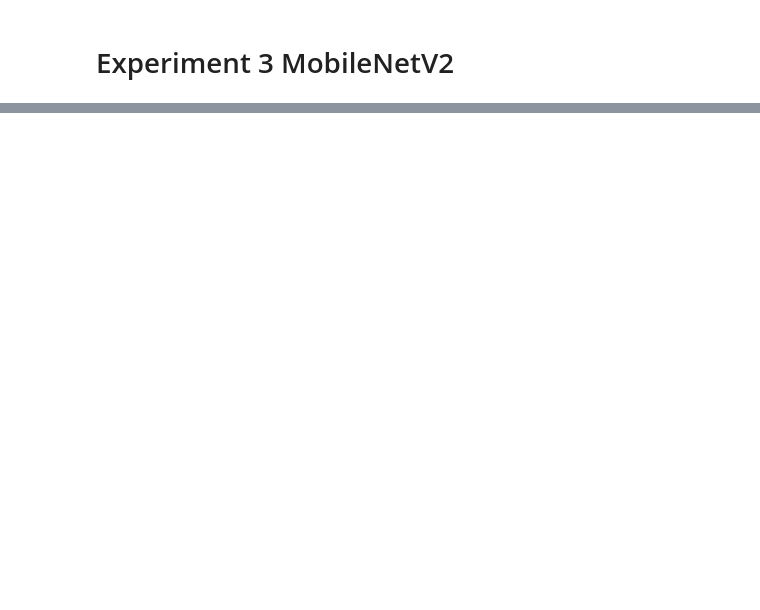
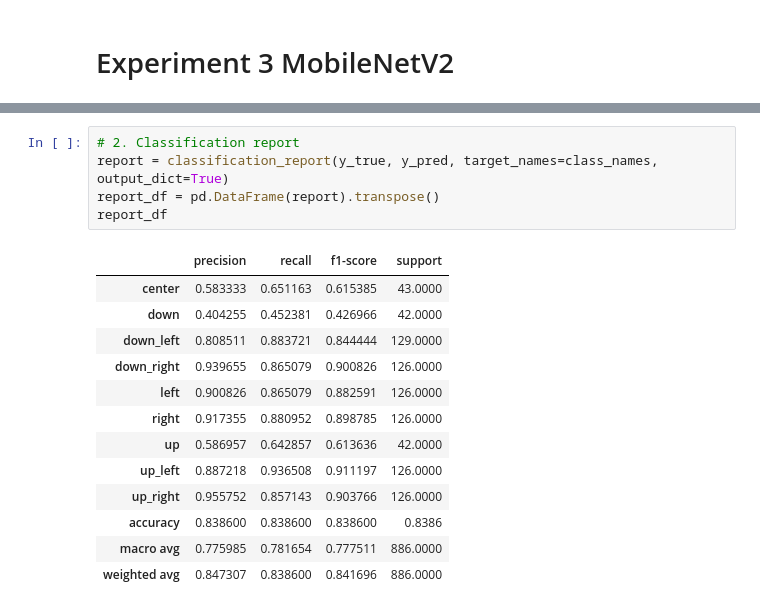
Before and after one commit to jkli-2/gesture-gaze-extension, a Jupyter notebook: notebooks/Exp3_MobileNetV2.ipynb, the cells around one changed output, grey strips where cells are left out. Drawn from its saved outputs; the diff is of its cells as text; blank space fills up the shorter version.

```diff
--- a/notebooks/Exp3_MobileNetV2.ipynb
+++ b/notebooks/Exp3_MobileNetV2.ipynb
@@ -109,0 +194,19 @@ Test Accuracy: 0.3871
+# %%
+# 2. Classification report
+report = classification_report(y_true, y_pred, target_names=class_names, output_dict=True)
+report_df = pd.DataFrame(report).transpose()
+report_df
+# %% [output]
+|  | precision | recall | f1-score | support |
+| center | 0.583333 | 0.651163 | 0.615385 | 43.0000 |
+| down | 0.404255 | 0.452381 | 0.426966 | 42.0000 |
+| down_left | 0.808511 | 0.883721 | 0.844444 | 129.0000 |
+| down_right | 0.939655 | 0.865079 | 0.900826 | 126.0000 |
+| left | 0.900826 | 0.865079 | 0.882591 | 126.0000 |
+| right | 0.917355 | 0.880952 | 0.898785 | 126.0000 |
+| up | 0.586957 | 0.642857 | 0.613636 | 42.0000 |
+| up_left | 0.887218 | 0.936508 | 0.911197 | 126.0000 |
+| up_right | 0.955752 | 0.857143 | 0.903766 | 126.0000 |
+| accuracy | 0.838600 | 0.838600 | 0.838600 | 0.8386 |
+| macro avg | 0.775985 | 0.781654 | 0.777511 | 886.0000 |
+| weighted avg | 0.847307 | 0.838600 | 0.841696 | 886.0000 |
```
Also changed, not shown: parts of 11 cells of this notebook.
